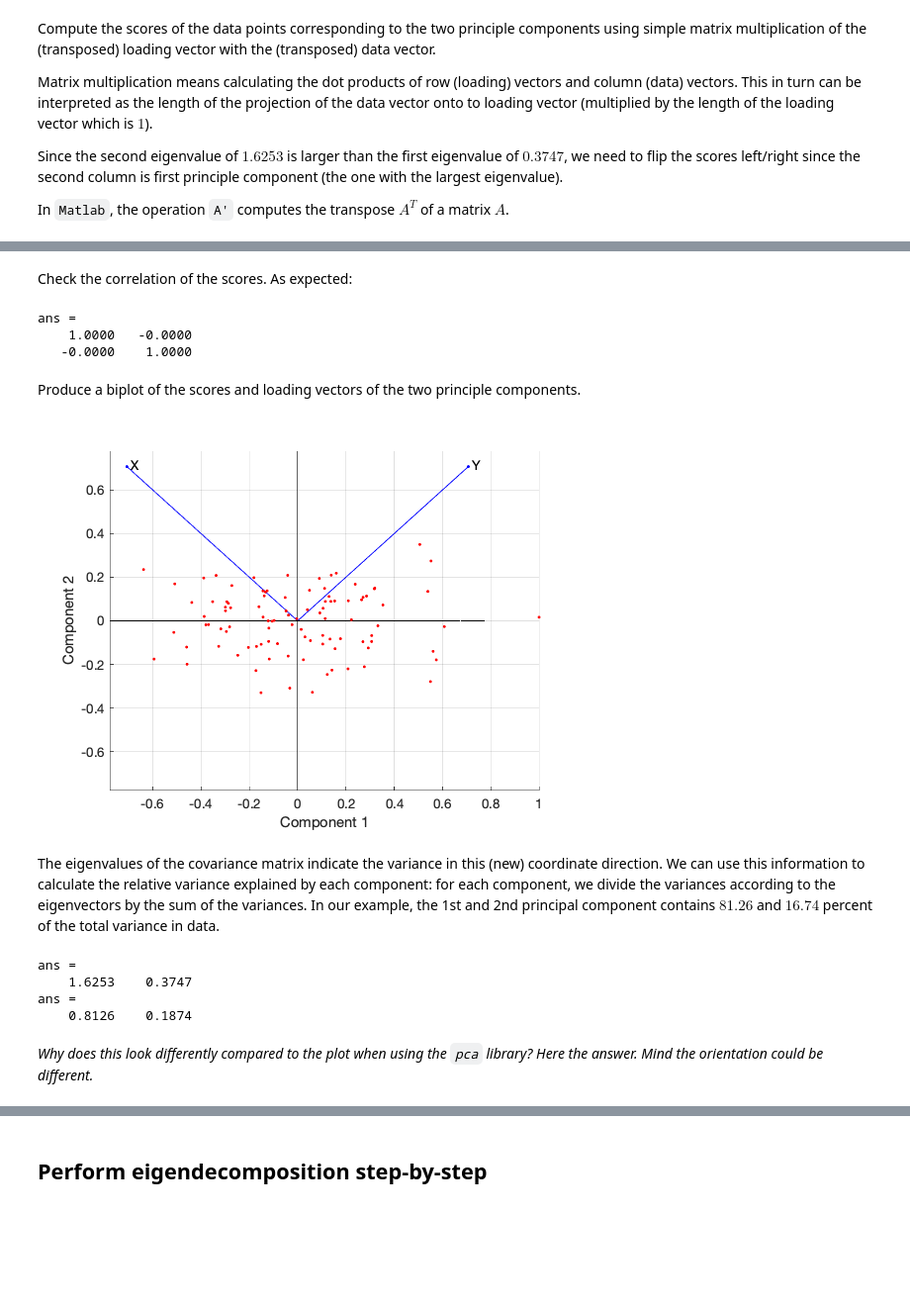
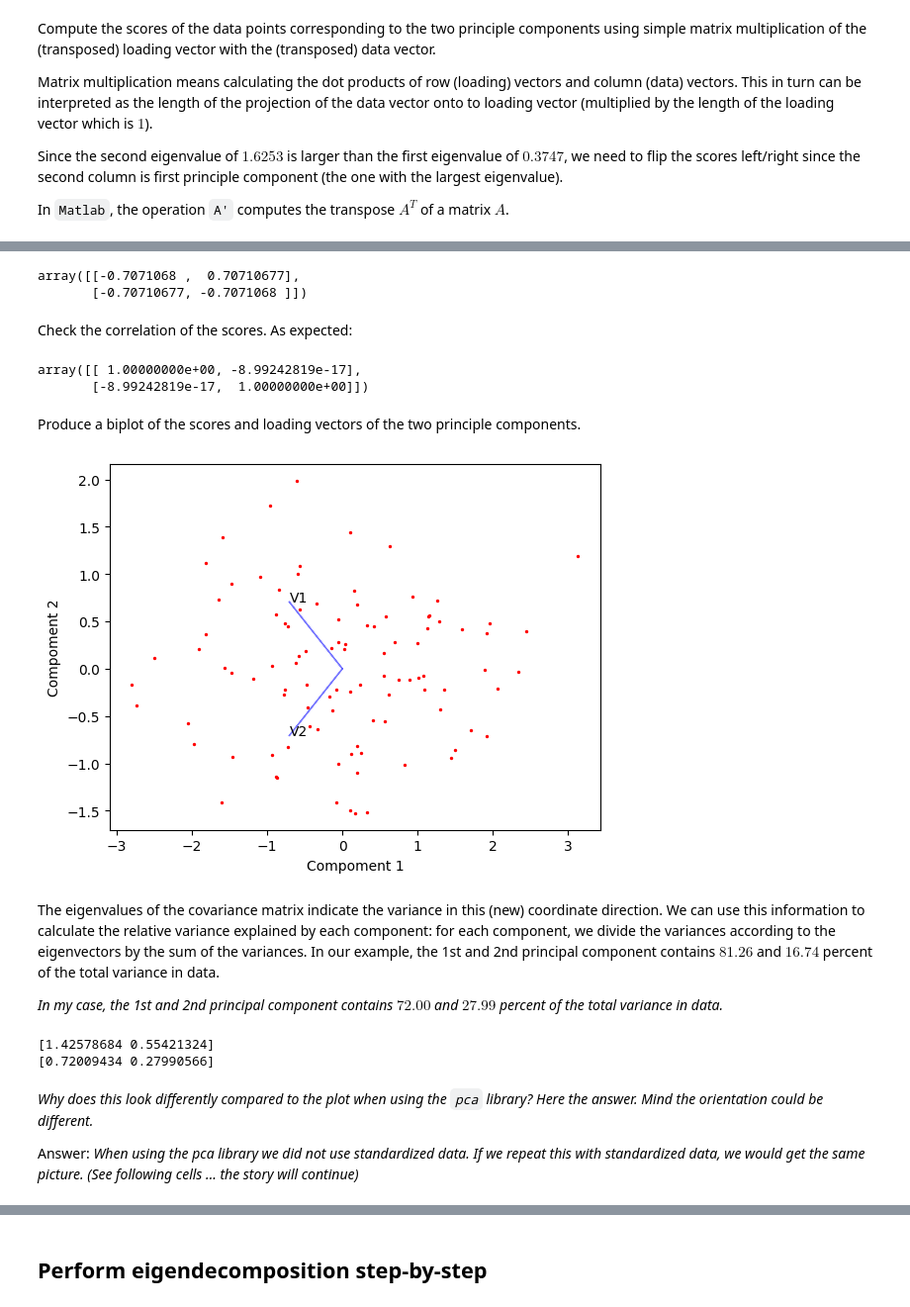
Before and after one commit to gundermann/DML_notebooks, a Jupyter notebook: assignments/assignment2.ipynb, the cells around one changed output, grey strips where cells are left out. Shown at 99% size. Drawn from its saved outputs; the diff is of its cells as text; code cells hidden in the pictures; blank space fills up the shorter version.

```diff
--- a/assignments/assignment2.ipynb
+++ b/assignments/assignment2.ipynb
@@ -147,7 +146,8 @@ plt.show()
 # %% [markdown]
 As before. Check out the effect of standardization on the covariance matrix.
 # %%
-pd.DataFrame(np.cov(std_data, rowvar=False)) # just for pretty printing
+cov = np.cov(std_data, rowvar=False)
+pd.DataFrame(cov) # just for pretty printing
 # %% [output]
 |  | 0 | 1 |
 | 0 | 1.000000 | 0.440189 |
@@ -172,0 +159,5 @@ lambda =
+# %%
+eigenvalues, eigenvectors = np.linalg.eig(cov)
+
+print(f'lambda = {eigenvalues}')
+print(f'vectors = {eigenvectors}')
@@ -230,26 +210,54 @@ score = fliplr(score);
+# %%
+eigenvectors_t = np.transpose(eigenvectors)
+eigenvectors_t
+# %% [output]
+array([[-0.7071068 ,  0.70710677],
+       [-0.70710677, -0.7071068 ]])
+# %%
+score = np.dot(eigenvectors_t, np.transpose(std_data))
+score = np.transpose(score)
+score = score[:,::-1]
 # %% [markdown]
 Check the correlation of the scores. As expected:
-# %%
-corrcoef(score)
-# %% [output]
-ans =
-    1.0000   -0.0000
-   -0.0000    1.0000
+# %%
+np.corrcoef(score, rowvar=False)
+# %% [output]
+array([[ 1.00000000e+00, -8.99242819e-17],
+       [-8.99242819e-17,  1.00000000e+00]])
 # %% [markdown]
 Produce a biplot of the scores and loading vectors of the two principle components.
-# %%
-biplot(loading_vector','scores',score,'varlabels',{'X','Y'});
-# %% [output]
-[figure, removed]
+# %%
+plt.scatter(score[:,0], score[:,1], c='r', s=2)
+
+x1 = eigenvectors_t[0, 0]
+y1 = eigenvectors_t[0, 1]
+plt.arrow(0, 0, x1, y1, color='b', alpha=0.5)
+plt.text(x1, y1, "V1")
+
+x2 = eigenvectors_t[1, 0]
+y2 = eigenvectors_t[1, 1]
+plt.arrow(0, 0, x2, y2, color='b', alpha=0.5)
+plt.text(x2, y2, "V2")
+
+plt.xlabel('Compoment 1')
+plt.ylabel('Compoment 2')
+plt.show()
+# %% [output]
+[figure, added]
 # %% [markdown]
 The eigenvalues of the covariance matrix indicate the variance in this (new) coordinate direction. We can use this information to calculate the relative variance explained by each component: for each component, we divide the variances according to the eigenvectors by the sum of the variances. In our example, the 1st and 2nd principal component contains $81.26$ and $16.74$ percent of the total variance in data.
+
+
+
+*In my case, the 1st and 2nd principal component contains $72.00$ and $27.99$ percent of the total variance in data.*
-# %%
-var(score)
-var(score)/sum(var(score))
-# %% [output]
-ans =
-    1.6253    0.3747
-ans =
-    0.8126    0.1874
+# %%
+print(np.var(score, axis=0))
+print(np.var(score, axis=0)/np.sum(np.var(score, axis=0)))
+# %% [output]
+[1.42578684 0.55421324]
+[0.72009434 0.27990566]
 # %% [markdown]
 *Why does this look differently compared to the plot when using the `pca` library? Here the answer. Mind the orientation could be different.*
+
+
+Answer: *When using the pca library we did not use standardized data. If we repeat this with standardized data, we would get the same picture. (See following cells ... the story will continue)*
```
Also changed, not shown: parts of 25 cells of this notebook.
